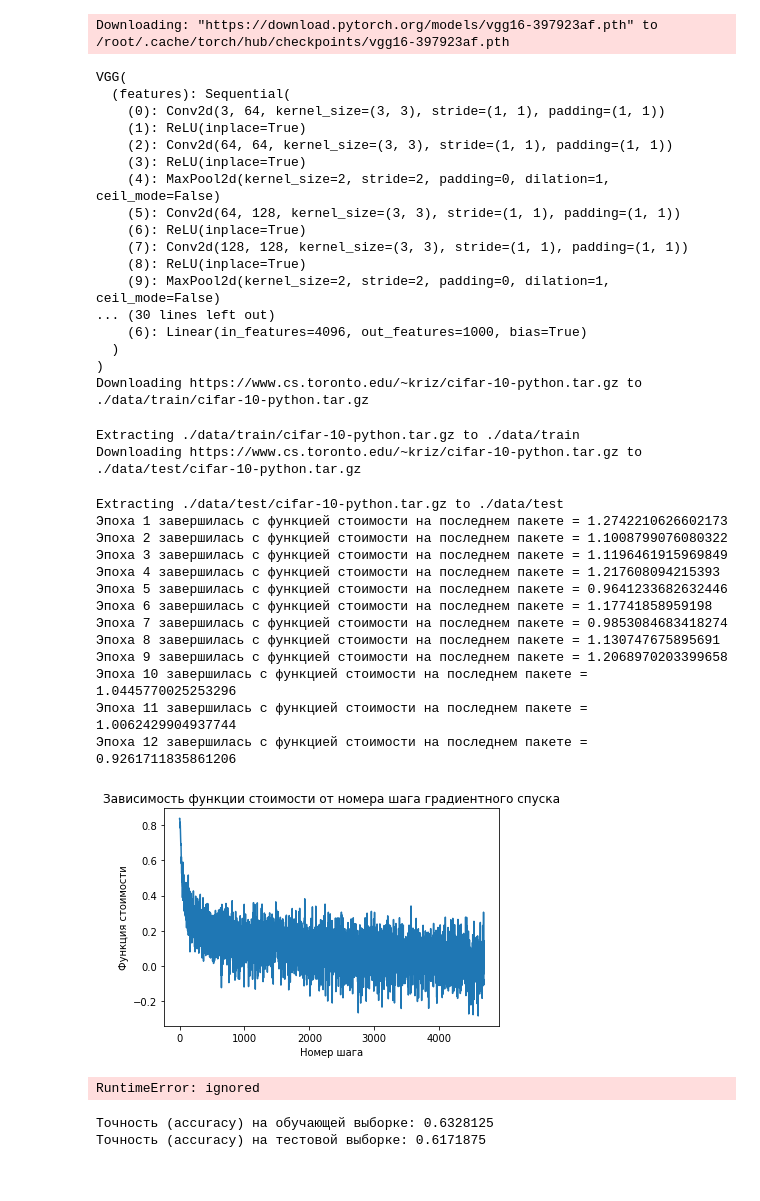
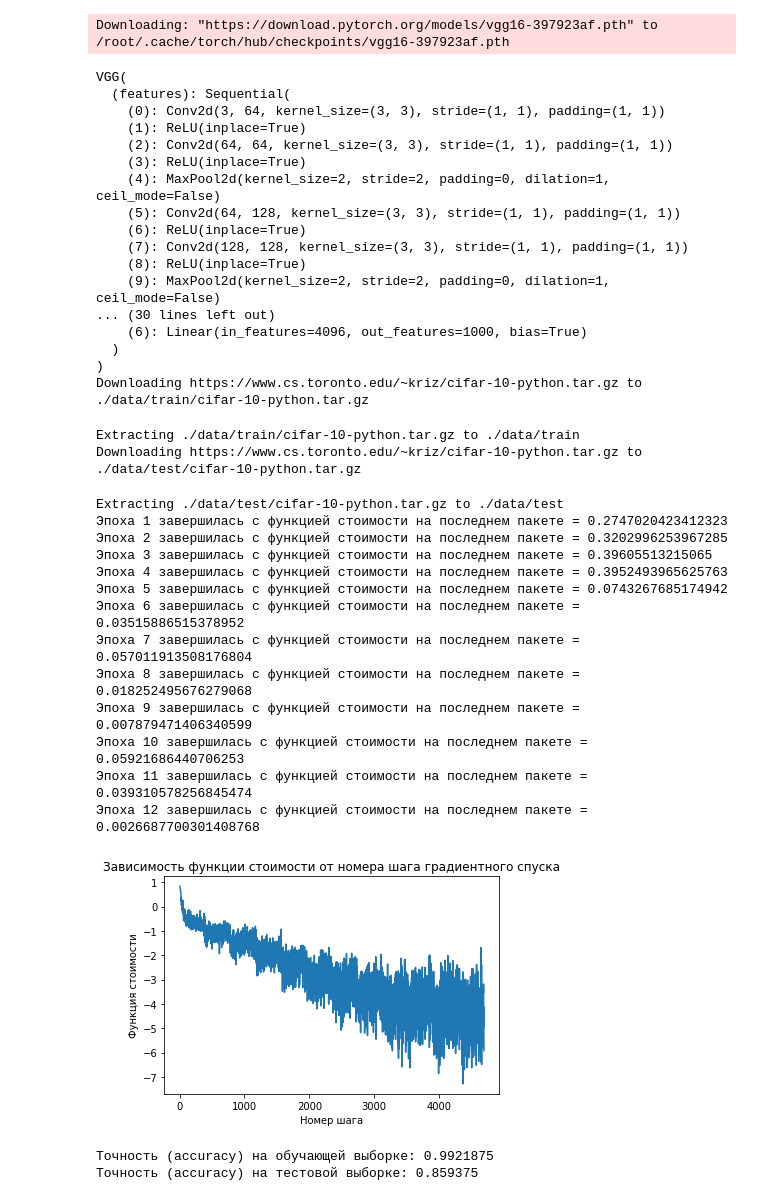
Before and after one commit to lomovtsevp/ML_course_MIREA, a Jupyter notebook: ML2/PR3/Transfer_learning_p_2.ipynb, the cells around one changed output. Drawn from its saved outputs; the diff is of its cells as text; code cells hidden in the pictures.

```diff
--- a/ML2/PR3/Transfer_learning_p_2.ipynb
+++ b/ML2/PR3/Transfer_learning_p_2.ipynb
@@ -55,8 +55,8 @@ model.classifier = nn.Sequential(
 # 3. Среднее по цветовым каналам должно быть [0.485, 0.456, 0.406], а среднеквадратическое отклонение [0.229, 0.224, 0.225].
 # Посмотрите документацию по классам Compose, Resize, CenterCrop, ToTensor, Normalize из пакета torchvision.transforms.
 transform = T.Compose([
-    T.Resize(32),
-    T.CenterCrop(227),
+    T.Resize(256),
+    T.CenterCrop(224),
     T.ToTensor(),
     T.Normalize(mean=[0.485, 0.456, 0.406], std=[0.229, 0.224, 0.225]),
 ])
@@ -97,47 +97,46 @@ for epoch in range(EPOCHS):
 
 
 # Выводим график функции стоимости
 plt.title('Зависимость функции стоимости от номера шага градиентного спуска')
 plt.xlabel('Номер шага')
 plt.ylabel('Функция стоимости')
 plt.plot(loss_history)
 plt.show()
 # %% [output]
 Downloading: "https://download.pytorch.org/models/vgg16-397923af.pth" to /root/.cache/torch/hub/checkpoints/vgg16-397923af.pth
 VGG(
   (features): Sequential(
     (0): Conv2d(3, 64, kernel_size=(3, 3), stride=(1, 1), padding=(1, 1))
     (1): ReLU(inplace=True)
     (2): Conv2d(64, 64, kernel_size=(3, 3), stride=(1, 1), padding=(1, 1))
     (3): ReLU(inplace=True)
     (4): MaxPool2d(kernel_size=2, stride=2, padding=0, dilation=1, ceil_mode=False)
     (5): Conv2d(64, 128, kernel_size=(3, 3), stride=(1, 1), padding=(1, 1))
     (6): ReLU(inplace=True)
     (7): Conv2d(128, 128, kernel_size=(3, 3), stride=(1, 1), padding=(1, 1))
     (8): ReLU(inplace=True)
     (9): MaxPool2d(kernel_size=2, stride=2, padding=0, dilation=1, ceil_mode=False)
 ... (30 lines left out)
     (6): Linear(in_features=4096, out_features=1000, bias=True)
   )
 )
 Downloading https://www.cs.toronto.edu/~kriz/cifar-10-python.tar.gz to ./data/train/cifar-10-python.tar.gz
 Extracting ./data/train/cifar-10-python.tar.gz to ./data/train
 Downloading https://www.cs.toronto.edu/~kriz/cifar-10-python.tar.gz to ./data/test/cifar-10-python.tar.gz
 Extracting ./data/test/cifar-10-python.tar.gz to ./data/test
-Эпоха 1 завершилась с функцией стоимости на последнем пакете = 1.2742210626602173
-Эпоха 2 завершилась с функцией стоимости на последнем пакете = 1.1008799076080322
-Эпоха 3 завершилась с функцией стоимости на последнем пакете = 1.1196461915969849
-Эпоха 4 завершилась с функцией стоимости на последнем пакете = 1.217608094215393
-Эпоха 5 завершилась с функцией стоимости на последнем пакете = 0.9641233682632446
-Эпоха 6 завершилась с функцией стоимости на последнем пакете = 1.17741858959198
-Эпоха 7 завершилась с функцией стоимости на последнем пакете = 0.9853084683418274
-Эпоха 8 завершилась с функцией стоимости на последнем пакете = 1.130747675895691
-Эпоха 9 завершилась с функцией стоимости на последнем пакете = 1.2068970203399658
-Эпоха 10 завершилась с функцией стоимости на последнем пакете = 1.0445770025253296
-Эпоха 11 завершилась с функцией стоимости на последнем пакете = 1.0062429904937744
-Эпоха 12 завершилась с функцией стоимости на последнем пакете = 0.9261711835861206
+Эпоха 1 завершилась с функцией стоимости на последнем пакете = 0.2747020423412323
+Эпоха 2 завершилась с функцией стоимости на последнем пакете = 0.3202996253967285
+Эпоха 3 завершилась с функцией стоимости на последнем пакете = 0.39605513215065
+Эпоха 4 завершилась с функцией стоимости на последнем пакете = 0.3952493965625763
+Эпоха 5 завершилась с функцией стоимости на последнем пакете = 0.0743267685174942
+Эпоха 6 завершилась с функцией стоимости на последнем пакете = 0.03515886515378952
+Эпоха 7 завершилась с функцией стоимости на последнем пакете = 0.057011913508176804
+Эпоха 8 завершилась с функцией стоимости на последнем пакете = 0.018252495676279068
+Эпоха 9 завершилась с функцией стоимости на последнем пакете = 0.007879471406340599
+Эпоха 10 завершилась с функцией стоимости на последнем пакете = 0.05921686440706253
+Эпоха 11 завершилась с функцией стоимости на последнем пакете = 0.039310578256845474
+Эпоха 12 завершилась с функцией стоимости на последнем пакете = 0.0026687700301408768
-[figure, old version]
+[figure, new version]
-RuntimeError: ignored
 # %%
 with torch.no_grad():
     # Оцениваем качество модели
@@ -155,5 +154,5 @@ with torch.no_grad():
     test_model_predictions = torch.argmax(model(test_features), dim=1)
     print('Точность (accuracy) на тестовой выборке:', accuracy_score(test_targets.cpu(), test_model_predictions.cpu()))
 # %% [output]
-Точность (accuracy) на обучающей выборке: 0.6328125
-Точность (accuracy) на тестовой выборке: 0.6171875
+Точность (accuracy) на обучающей выборке: 0.9921875
+Точность (accuracy) на тестовой выборке: 0.859375
```
